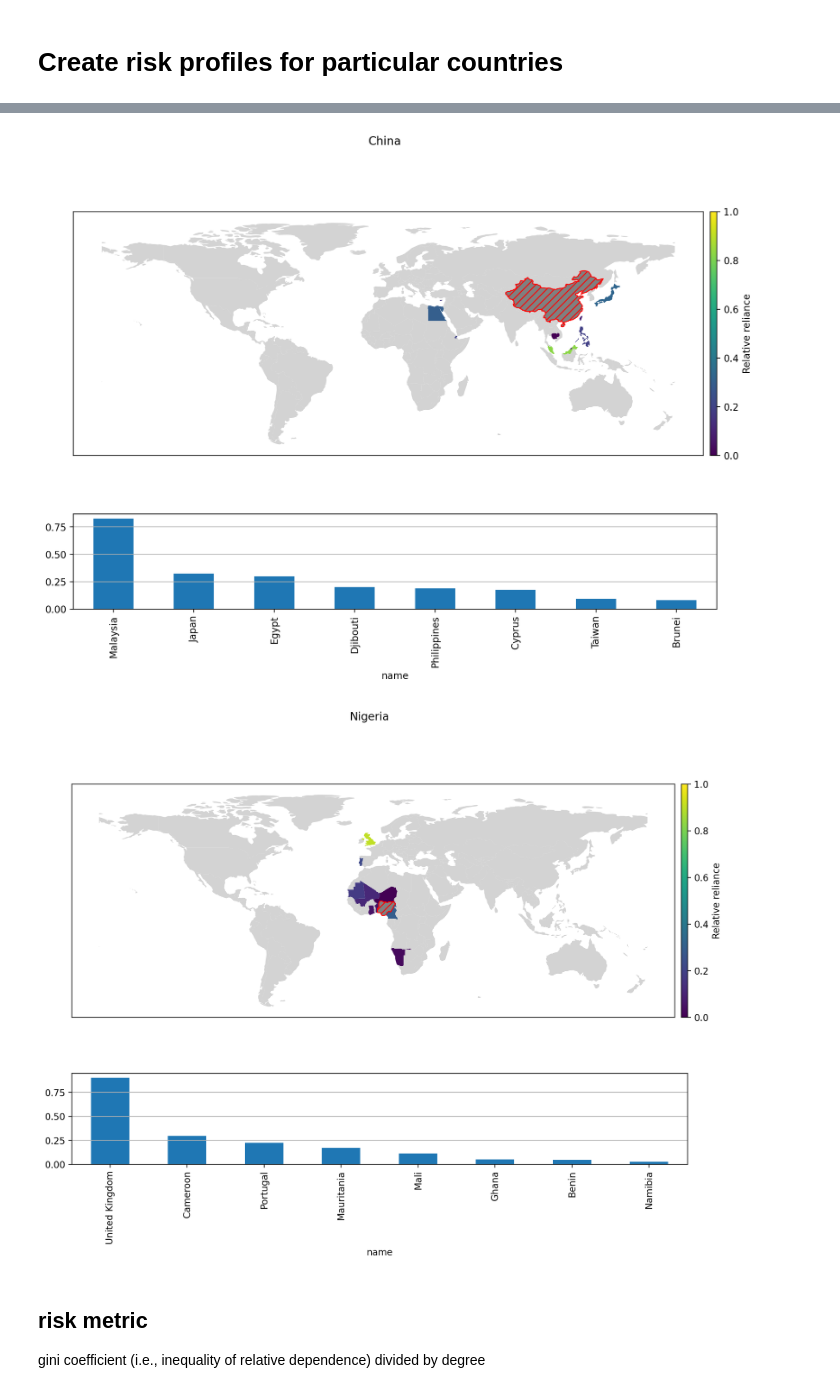
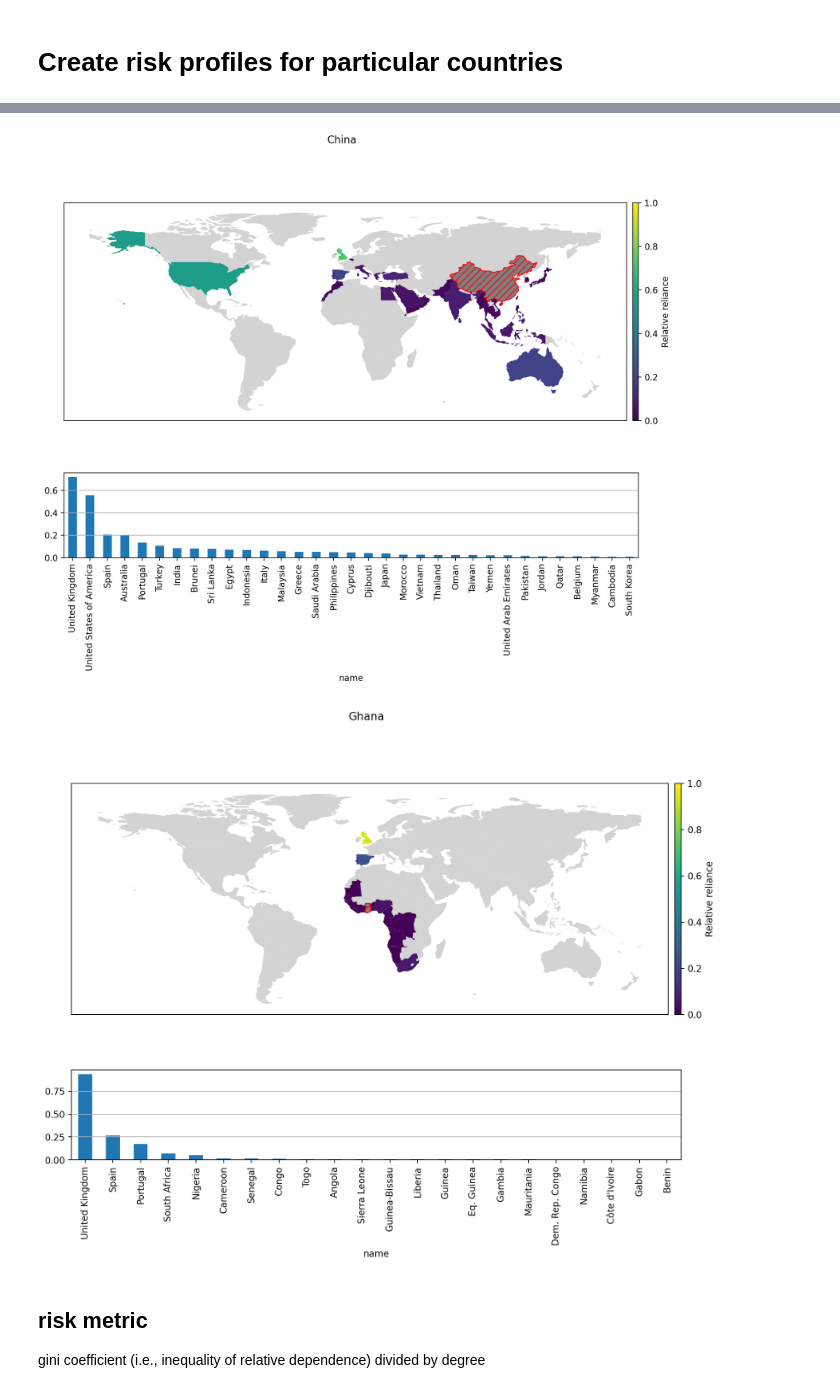
Before and after one commit to daylight-lab/international-cable-connectivity, a Jupyter notebook: Untitled.ipynb, the cells around one changed output, grey strips where cells are left out. Cells and saved outputs as stored; diff of their text form; code cells hidden in the pictures.

Commit message:
edges

```diff
--- a/Untitled.ipynb
+++ b/Untitled.ipynb
@@ -5,17 +5,22 @@ import networkx as nx
 Populating the interactive namespace from numpy and matplotlib
 # %% [markdown]
 # Merge undersesa and terrestrial networks
+# %%
+import pickle
+
+def read_pickle (fn):
+    with open(fn, 'rb') as handle:
+        return pickle.load(handle)
 # %%
-undersea = nx.read_gpickle('data/undersea_today.networkx')
-terrestrial = nx.read_gpickle('data/terrestrial_today.networkx')
+undersea = read_pickle('data/undersea_edges_today.pickle')
+terrestrial = nx.read_gpickle('data/terrestrial_edges_today.pickle')
 # %%
-edges = {}
+edges = undersea.copy()
 
-for eT in terrestrial.edges:
-    edges[eT] = terrestrial.edges[eT]['weight']
+for key in terrestrial:
+    if key in edges:
+        edges[key] = terrestrial[key] + edges[key]
+    else:
+        pass
 
-for eU in undersea.edges:
-    if eU not in edges:
-        edges[eU] =  undersea.edges[eU]['weight']
-    else:
-        edges[eU] =  edges[eU] + undersea.edges[eU]['weight']
+edges[('CA', 'US')]
@@ -269,11 +286,11 @@ profile('IN')
 # %%
 profile('CN')
 # %% [output]
-[figure, old version]
+[figure, new version]
 # %%
-profile('NG')
+profile('GH')
 # %% [output]
-[figure, old version]
+[figure, new version]
 # %% [markdown]
 ## risk metric
 
```
Also changed, not shown: parts of 21 cells of this notebook, 6 other files.
